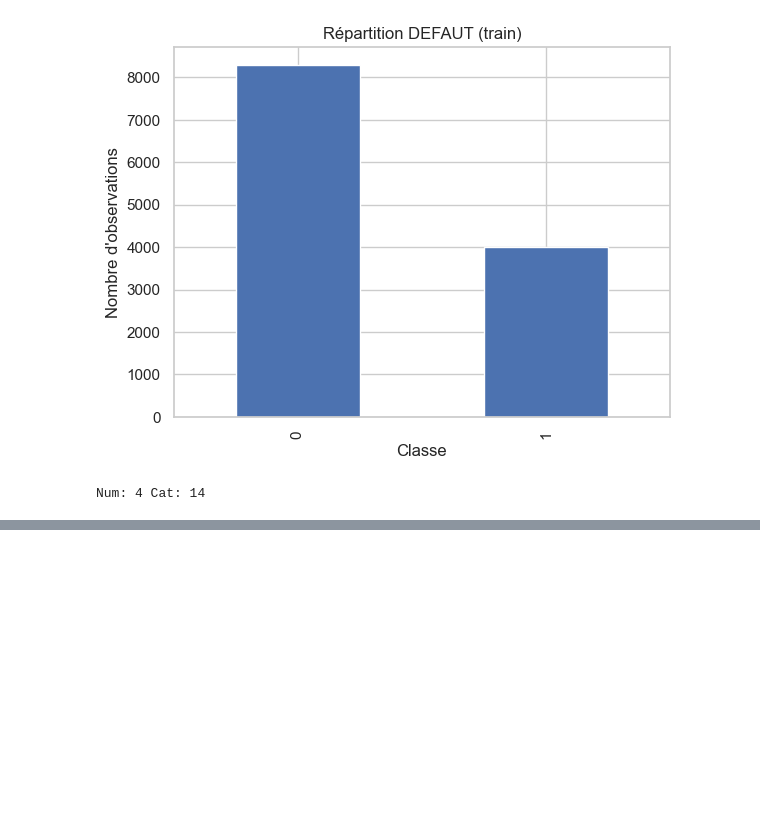
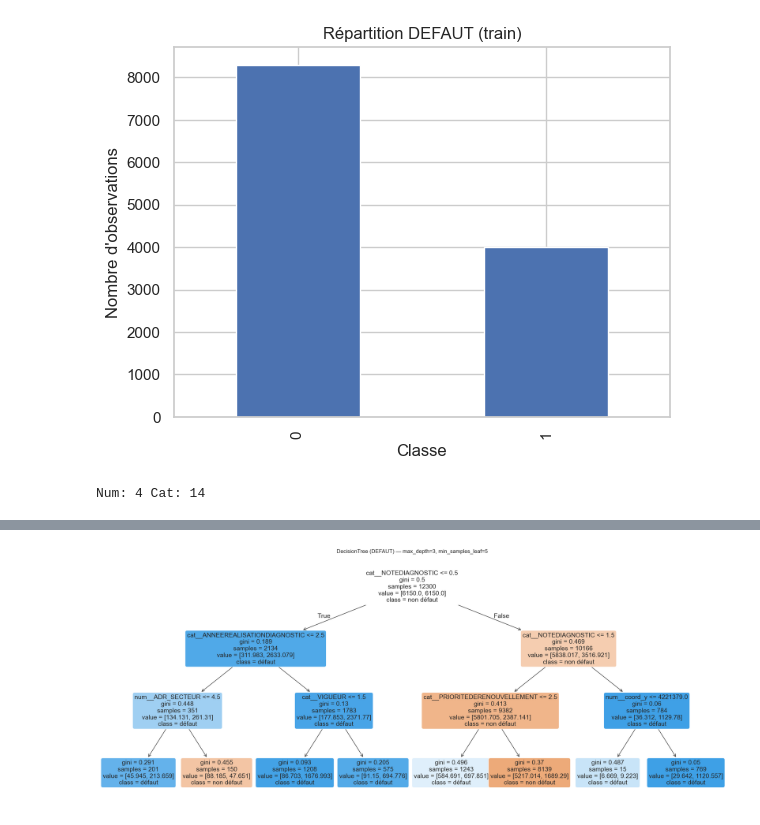
Before and after one commit to mohoualiamrouni/FDEC_Project, a Jupyter notebook: FDEC_notebook.ipynb, the cells around one changed output, grey strips where cells are left out. Saved outputs shown, nothing was run; the diff lists cells and outputs as text; code cells hidden in the pictures; blank space fills up the shorter version.

```diff
--- a/FDEC_notebook.ipynb
+++ b/FDEC_notebook.ipynb
@@ -295,0 +485,55 @@ Num: 4 Cat: 14
+# %%
+# Arbre de décision lisible
+
+from sklearn.base import clone
+from sklearn.tree import DecisionTreeClassifier, plot_tree
+import numpy as np
+import matplotlib.pyplot as plt
+
+# 1) Prétraitement (SANS fuite) : fit sur train uniquement
+prep = clone(preprocess_ordinal)
+X_train_tr = prep.fit_transform(X_train)
+X_test_tr  = prep.transform(X_test)
+
+# Si jamais c'est sparse, on convertit pour plot_tree
+try:
+    import scipy.sparse as sp
+    if sp.issparse(X_train_tr):
+        X_train_tr = X_train_tr.toarray()
+except Exception:
+    pass
+
+# 2) Récupérer les noms de features après ColumnTransformer
+try:
+    feature_names = prep.get_feature_names_out()
+except Exception:
+    # Fallback (sklearn ancien) : au moins des noms lisibles
+    feature_names = np.array([*num_cols, *cat_cols], dtype=object)
+
+# 3) Arbre court et lisible (paramètres proches de ton exemple)
+tree = DecisionTreeClassifier(
+    criterion="gini",
+    random_state=100,
+    max_depth=3,
+    min_samples_leaf=5,
+    class_weight="balanced"
+)
+tree.fit(X_train_tr, y_train)
+
+# 4) Class names (ordre = tree.classes_ généralement [0,1])
+name_map = {0: "non défaut", 1: "défaut"}
+class_names = [name_map.get(int(c), str(c)) for c in tree.classes_]
+
+plt.figure(figsize=(25, 10))
+a = plot_tree(
+    tree,
+    feature_names=feature_names,
+    class_names=class_names,
+    filled=True,
+    rounded=True,
+    fontsize=14
+)
+plt.title("DecisionTree (DEFAUT) — max_depth=3, min_samples_leaf=5")
+plt.show()
+# %% [output]
+[figure, added]
```
Also changed, not shown: parts of 4 cells of this notebook.
